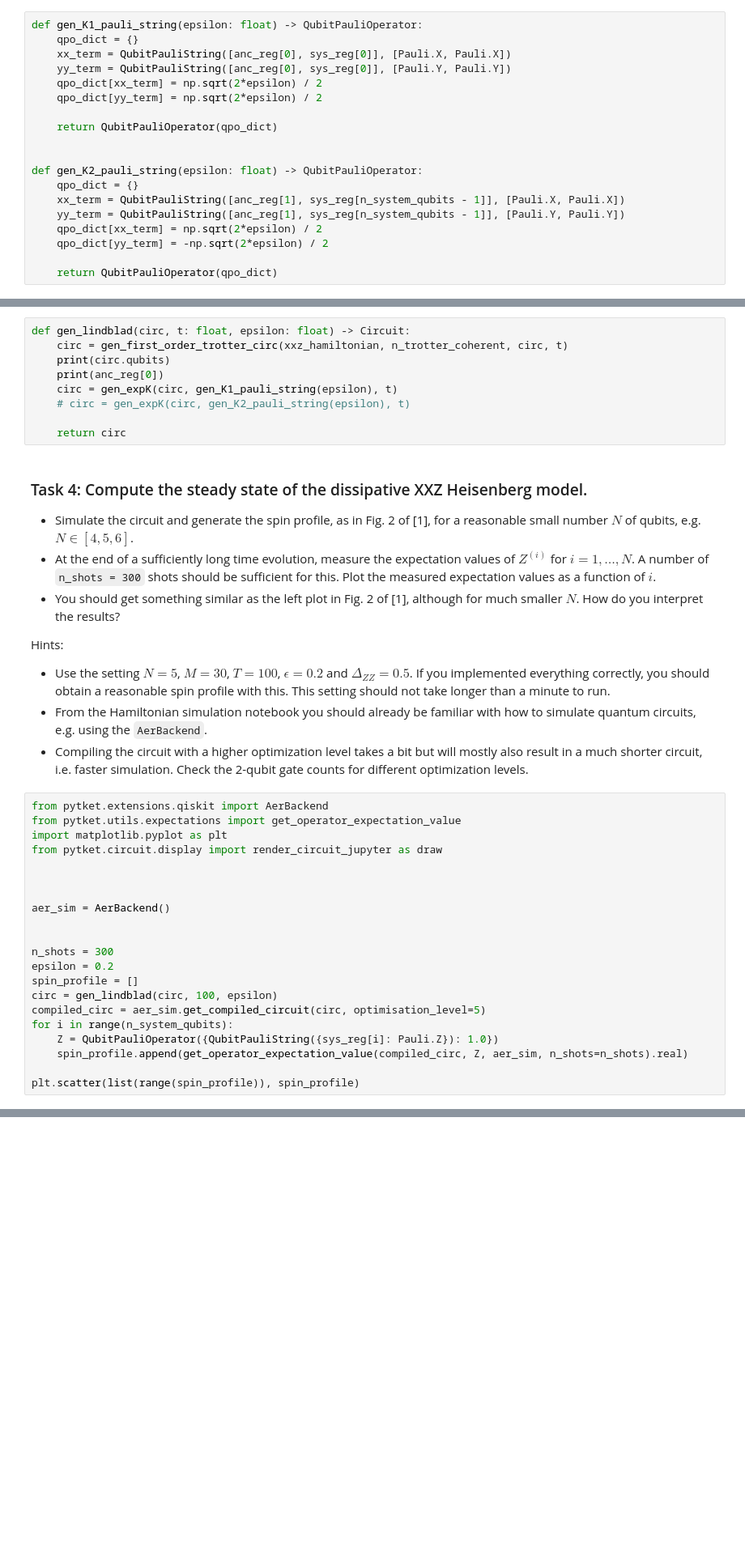
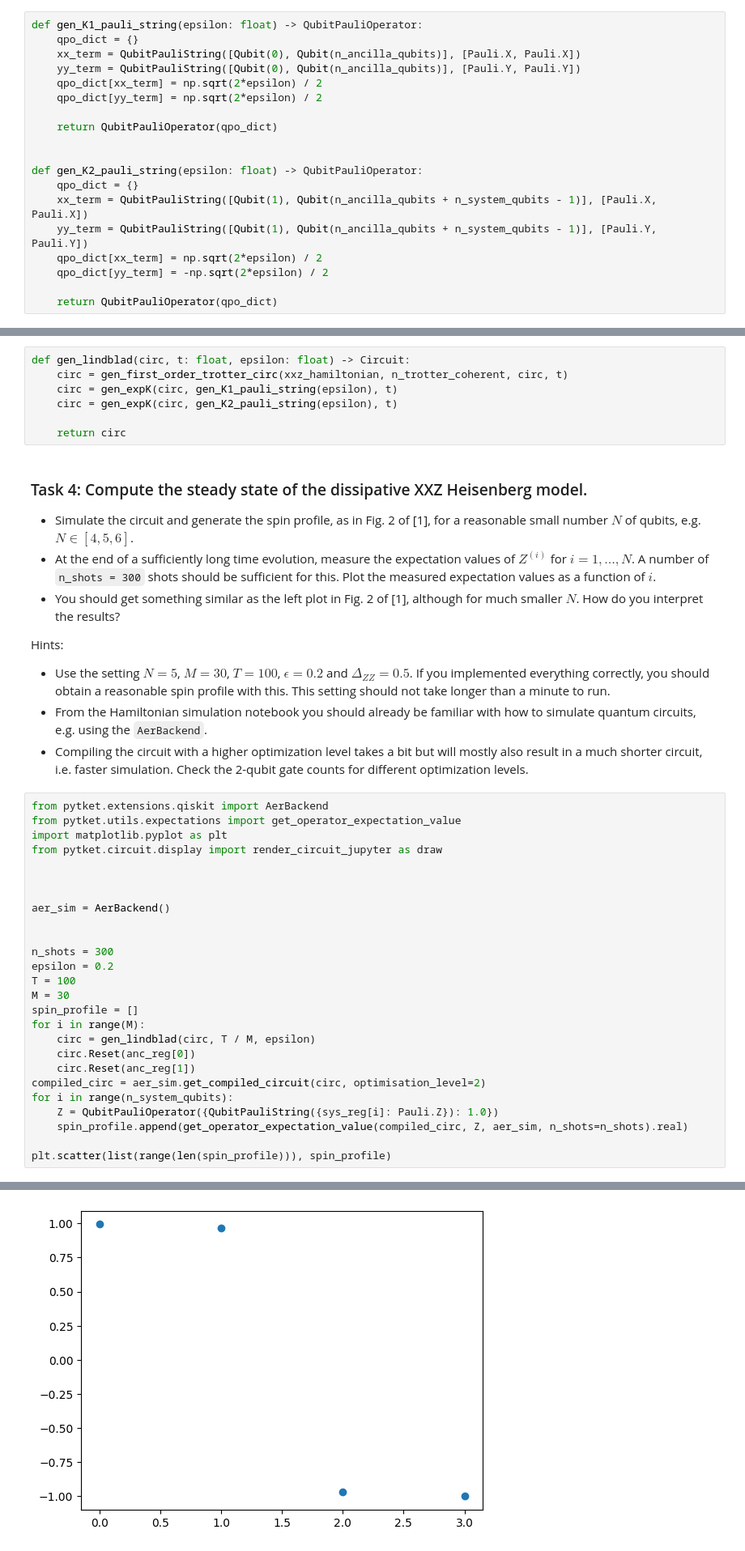
Before and after one commit to mattheweverette/2025-Quantinuum, a Jupyter notebook: notebooks/lindblad_simulation.ipynb, the cells around one changed output, grey strips where cells are left out. Shown at 81% size. Drawn from its saved outputs; the diff is of its cells as text; blank space fills up the shorter version.

Commit message:
Implemented Lindbladian Dynamics

```diff
--- a/notebooks/lindblad_simulation.ipynb
+++ b/notebooks/lindblad_simulation.ipynb
@@ -265,8 +265,8 @@ sys_reg = circ.add_q_register("system", n_system_qubits)
 # %%
 def gen_K1_pauli_string(epsilon: float) -> QubitPauliOperator:
     qpo_dict = {}
-    xx_term = QubitPauliString([anc_reg[0], sys_reg[0]], [Pauli.X, Pauli.X])
-    yy_term = QubitPauliString([anc_reg[0], sys_reg[0]], [Pauli.Y, Pauli.Y])
+    xx_term = QubitPauliString([Qubit(0), Qubit(n_ancilla_qubits)], [Pauli.X, Pauli.X])
+    yy_term = QubitPauliString([Qubit(0), Qubit(n_ancilla_qubits)], [Pauli.Y, Pauli.Y])
     qpo_dict[xx_term] = np.sqrt(2*epsilon) / 2
     qpo_dict[yy_term] = np.sqrt(2*epsilon) / 2
 
@@ -275,8 +275,8 @@ def gen_K1_pauli_string(epsilon: float) -> QubitPauliOperator:
 
 def gen_K2_pauli_string(epsilon: float) -> QubitPauliOperator:
     qpo_dict = {}
-    xx_term = QubitPauliString([anc_reg[1], sys_reg[n_system_qubits - 1]], [Pauli.X, Pauli.X])
-    yy_term = QubitPauliString([anc_reg[1], sys_reg[n_system_qubits - 1]], [Pauli.Y, Pauli.Y])
+    xx_term = QubitPauliString([Qubit(1), Qubit(n_ancilla_qubits + n_system_qubits - 1)], [Pauli.X, Pauli.X])
+    yy_term = QubitPauliString([Qubit(1), Qubit(n_ancilla_qubits + n_system_qubits - 1)], [Pauli.Y, Pauli.Y])
     qpo_dict[xx_term] = np.sqrt(2*epsilon) / 2
     qpo_dict[yy_term] = -np.sqrt(2*epsilon) / 2
 
@@ -304,10 +304,8 @@ e^{M\Delta t \mathcal{L}} [\rho]
 # %%
 def gen_lindblad(circ, t: float, epsilon: float) -> Circuit:
     circ = gen_first_order_trotter_circ(xxz_hamiltonian, n_trotter_coherent, circ, t)
-    print(circ.qubits)
-    print(anc_reg[0])
     circ = gen_expK(circ, gen_K1_pauli_string(epsilon), t)
-    # circ = gen_expK(circ, gen_K2_pauli_string(epsilon), t)
+    circ = gen_expK(circ, gen_K2_pauli_string(epsilon), t)
 
     return circ
 # %% [markdown]
@@ -334,12 +332,17 @@ aer_sim = AerBackend()
 
 n_shots = 300
 epsilon = 0.2
+T = 100
+M = 30
 spin_profile = []
-circ = gen_lindblad(circ, 100, epsilon)
-compiled_circ = aer_sim.get_compiled_circuit(circ, optimisation_level=5)
+for i in range(M):
+    circ = gen_lindblad(circ, T / M, epsilon)
+    circ.Reset(anc_reg[0])
+    circ.Reset(anc_reg[1])
+compiled_circ = aer_sim.get_compiled_circuit(circ, optimisation_level=2)
 for i in range(n_system_qubits):
     Z = QubitPauliOperator({QubitPauliString({sys_reg[i]: Pauli.Z}): 1.0})
     spin_profile.append(get_operator_expectation_value(compiled_circ, Z, aer_sim, n_shots=n_shots).real)
 
-plt.scatter(list(range(spin_profile)), spin_profile)
+plt.scatter(list(range(len(spin_profile))), spin_profile)
 # %% [output]
@@ -349,3 +350,4 @@ RuntimeError: Circuit does not contain unit with id: ancilla[0]
+[figure, added]
 # %% [markdown]
 ### Task 5: Explore other parameter choices
 
```
Also changed, not shown: parts of 1 cell of this notebook.
